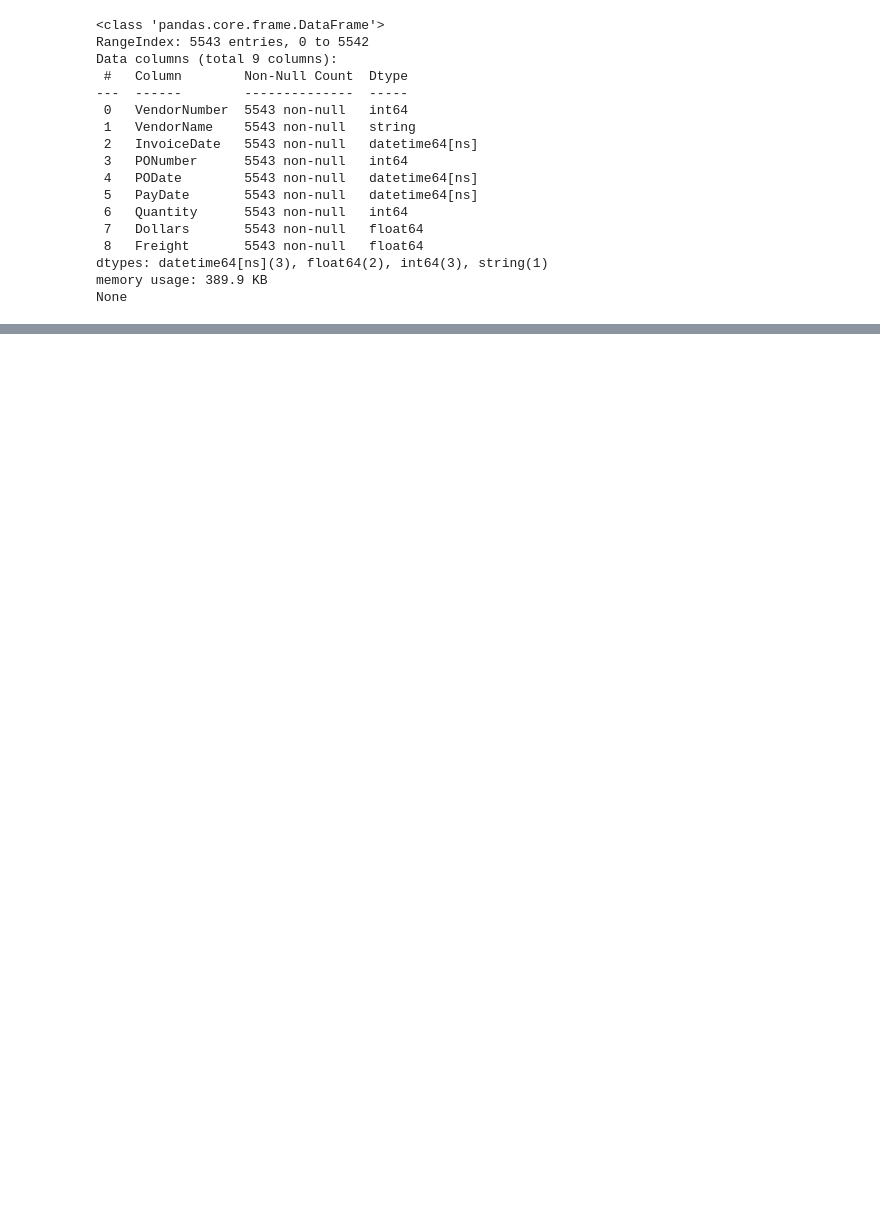
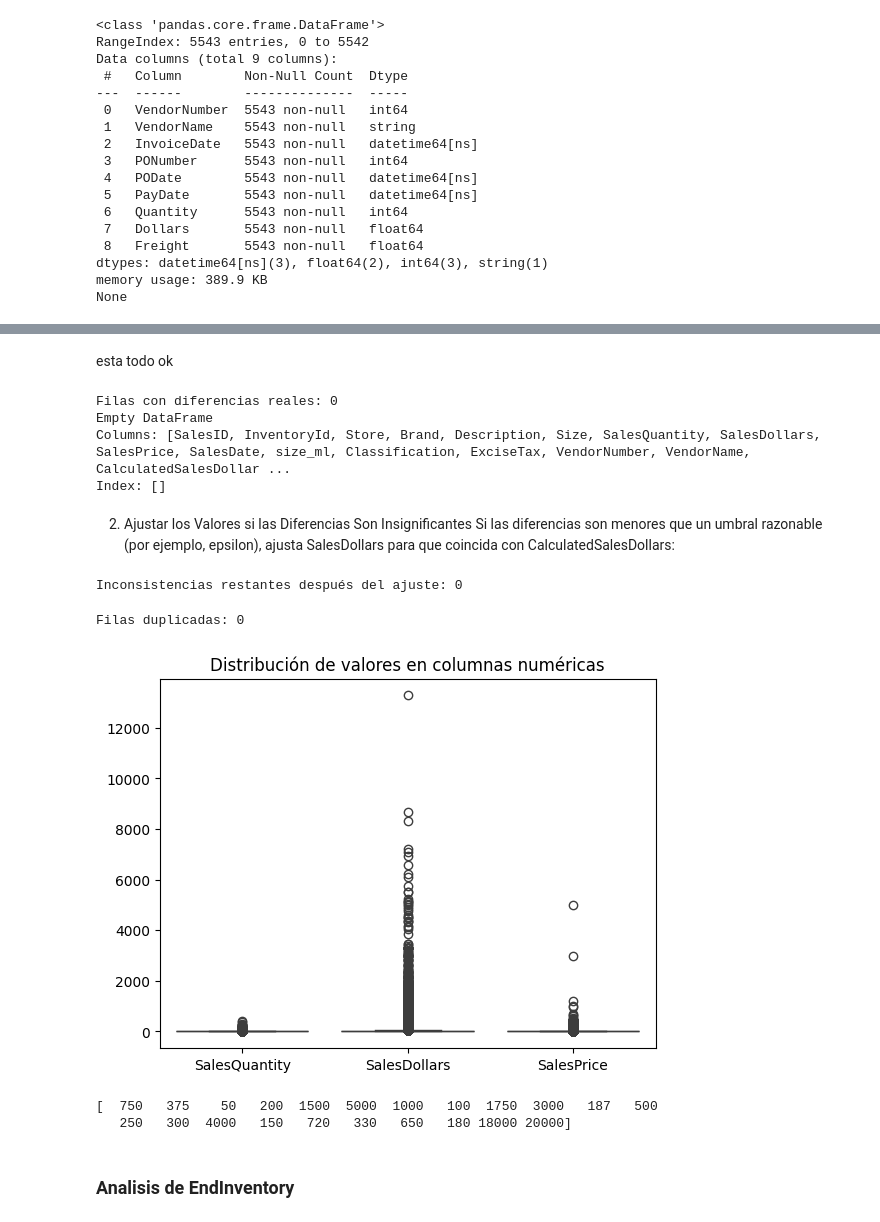
Before and after one commit to escasanova/HPIG2, a Jupyter notebook: LimpiezaDeDatos.ipynb, the cells around one changed output, grey strips where cells are left out. Drawn from its saved outputs; the diff is of its cells as text; code cells hidden in the pictures; blank space fills up the shorter version.

```diff
--- a/LimpiezaDeDatos.ipynb
+++ b/LimpiezaDeDatos.ipynb
@@ -585,0 +1740,5 @@ invoice_purchases.head()
+# %%
+# Validar coherencia entre SalesDollars y SalesQuantity * SalesPrice
+sales['CalculatedSalesDollars'] = sales['SalesQuantity'] * sales['SalesPrice']
+inconsistencies = sales[sales['SalesDollars'] != sales['CalculatedSalesDollars']]
+print(f"Filas con inconsistencias en SalesDollars: {len(inconsistencies)}")
@@ -585,0 +1771,52 @@ invoice_purchases.head()
+# %% [markdown]
+esta todo ok
+# %%
+# Definir un umbral de tolerancia para las diferencias flotantes
+epsilon = 1e-9
+
+# Verificar si hay diferencias reales dentro del umbral
+inconsistencies = sales[abs(sales['SalesDollars'] - sales['CalculatedSalesDollars']) > epsilon]
+
+# Mostrar la cantidad de filas con diferencias reales
+print(f"Filas con diferencias reales: {len(inconsistencies)}")
+print(inconsistencies.head(10))
+# %% [output]
+Filas con diferencias reales: 0
+Empty DataFrame
+Columns: [SalesID, InventoryId, Store, Brand, Description, Size, SalesQuantity, SalesDollars, SalesPrice, SalesDate, size_ml, Classification, ExciseTax, VendorNumber, VendorName, CalculatedSalesDollar ...
+Index: []
+# %% [markdown]
+2. Ajustar los Valores si las Diferencias Son Insignificantes
+Si las diferencias son menores que un umbral razonable (por ejemplo, epsilon), ajusta SalesDollars para que coincida con CalculatedSalesDollars:
+# %%
+# Ajustar filas con diferencias menores al umbral
+sales.loc[abs(sales['SalesDollars'] - sales['CalculatedSalesDollars']) <= epsilon, 'SalesDollars'] = sales['CalculatedSalesDollars']
+
+# Verificar nuevamente las inconsistencias
+remaining_inconsistencies = sales[sales['SalesDollars'] != sales['CalculatedSalesDollars']]
+print(f"Inconsistencias restantes después del ajuste: {len(remaining_inconsistencies)}")
+# %% [output]
+Inconsistencias restantes después del ajuste: 0
+# %%
+# Identificar duplicados
+duplicates = sales.duplicated()
+print(f"Filas duplicadas: {duplicates.sum()}")
+
+# Eliminar duplicados si los hay
+sales = sales.drop_duplicates()
+# %% [output]
+Filas duplicadas: 0
+# %%
+
+# Visualizar outliers con boxplot
+sns.boxplot(data=sales[['SalesQuantity', 'SalesDollars', 'SalesPrice']])
+plt.title("Distribución de valores en columnas numéricas")
+plt.show()
+# %% [output]
+[figure, added]
+# %%
+# Verificar valores únicos en size_ml
+print(sales['size_ml'].unique())
+# %% [output]
+[  750   375    50   200  1500  5000  1000   100  1750  3000   187   500
+   250   300  4000   150   720   330   650   180 18000 20000]
@@ -585,0 +1826,2 @@ invoice_purchases.head()
+# %% [markdown]
+### Analisis de EndInventory
```
Also changed, not shown: parts of 106 cells of this notebook.
